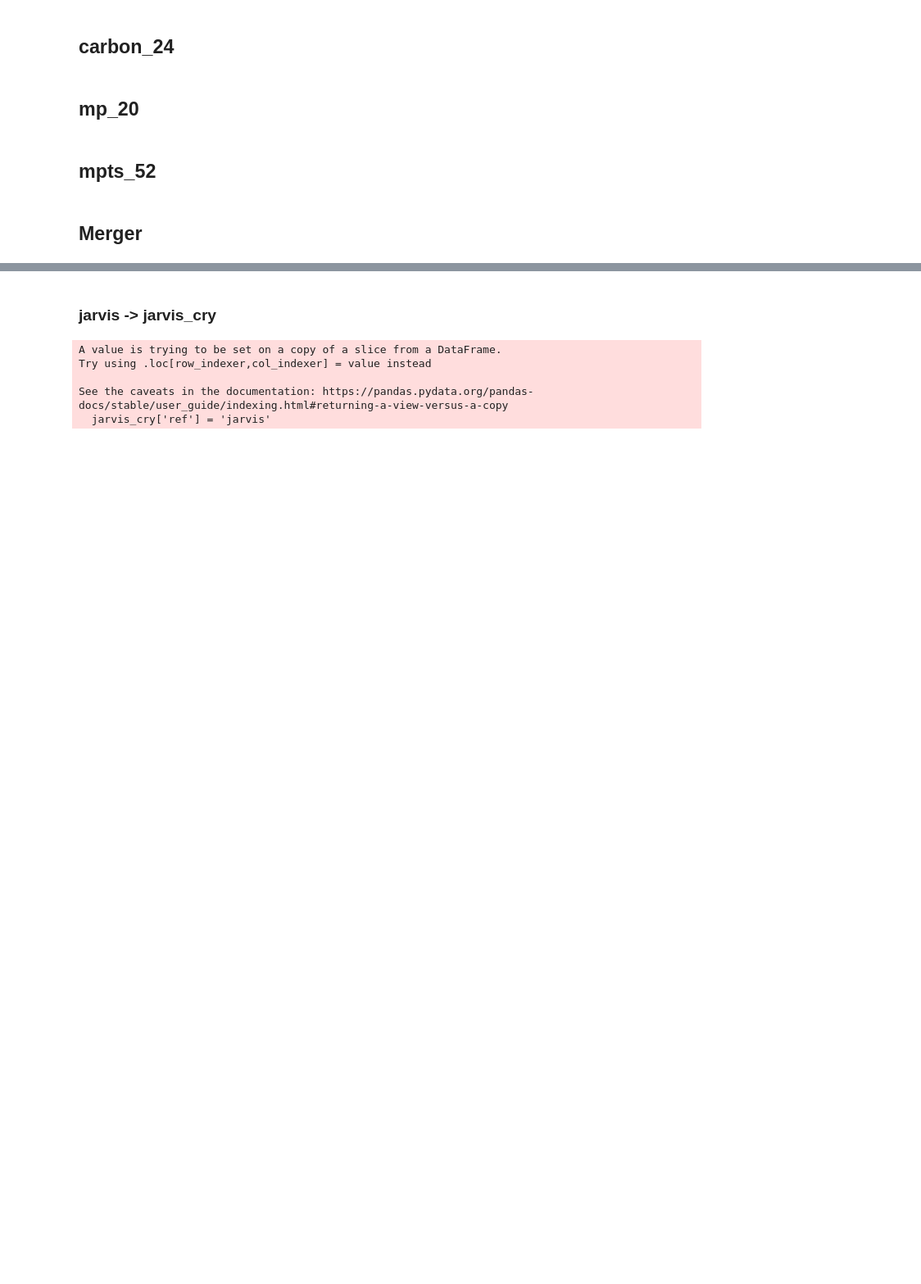
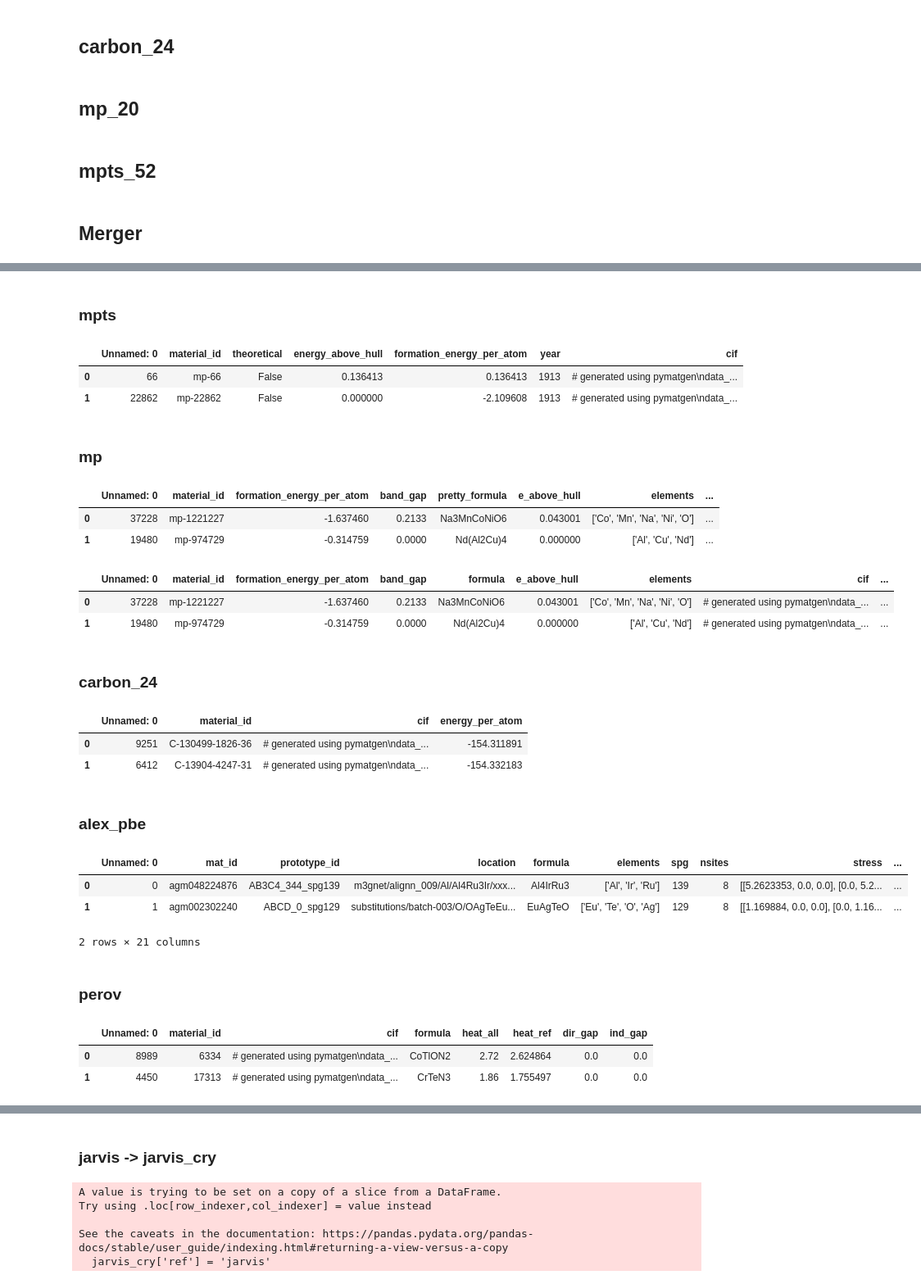
Before and after one commit to Gruz2520/crystall_generation, a Jupyter notebook: notebooks/data_prep.ipynb, the cells around one changed output, grey strips where cells are left out. Shown at 82% size. Drawn from its saved outputs; the diff is of its cells as text; code cells hidden in the pictures; blank space fills up the shorter version.

```diff
--- a/notebooks/data_prep.ipynb
+++ b/notebooks/data_prep.ipynb
@@ -263,0 +287,8 @@ perov = pd.read_csv("../data/perov_5/perov_5.csv")
+# %% [markdown]
+### mpts
+# %%
+mpts.head(2)
+# %% [output]
+|  | Unnamed: 0 | material_id | theoretical | energy_above_hull | formation_energy_per_atom | year | cif |
+| 0 | 66 | mp-66 | False | 0.136413 | 0.136413 | 1913 | # generated using pymatgen\ndata_... |
+| 1 | 22862 | mp-22862 | False | 0.000000 | -2.109608 | 1913 | # generated using pymatgen\ndata_... |
@@ -263,0 +297,8 @@ perov = pd.read_csv("../data/perov_5/perov_5.csv")
+# %% [markdown]
+### mp
+# %%
+mp.head(2)
+# %% [output]
+|  | Unnamed: 0 | material_id | formation_energy_per_atom | band_gap | pretty_formula | e_above_hull | elements | ... |
+| 0 | 37228 | mp-1221227 | -1.637460 | 0.2133 | Na3MnCoNiO6 | 0.043001 | ['Co', 'Mn', 'Na', 'Ni', 'O'] | ... |
+| 1 | 19480 | mp-974729 | -0.314759 | 0.0000 | Nd(Al2Cu)4 | 0.000000 | ['Al', 'Cu', 'Nd'] | ... |
@@ -263,0 +307,15 @@ perov = pd.read_csv("../data/perov_5/perov_5.csv")
+# %%
+mp.rename(columns={"pretty_formula": "formula"}, inplace=True)
+mp.head(2)
+# %% [output]
+|  | Unnamed: 0 | material_id | formation_energy_per_atom | band_gap | formula | e_above_hull | elements | cif | ... |
+| 0 | 37228 | mp-1221227 | -1.637460 | 0.2133 | Na3MnCoNiO6 | 0.043001 | ['Co', 'Mn', 'Na', 'Ni', 'O'] | # generated using pymatgen\ndata_... | ... |
+| 1 | 19480 | mp-974729 | -0.314759 | 0.0000 | Nd(Al2Cu)4 | 0.000000 | ['Al', 'Cu', 'Nd'] | # generated using pymatgen\ndata_... | ... |
+# %% [markdown]
+### carbon_24
+# %%
+carbon.head(2)
+# %% [output]
+|  | Unnamed: 0 | material_id | cif | energy_per_atom |
+| 0 | 9251 | C-130499-1826-36 | # generated using pymatgen\ndata_... | -154.311891 |
+| 1 | 6412 | C-13904-4247-31 | # generated using pymatgen\ndata_... | -154.332183 |
@@ -263,0 +324,9 @@ perov = pd.read_csv("../data/perov_5/perov_5.csv")
+# %% [markdown]
+### alex_pbe
+# %%
+alex_pbe.head(2)
+# %% [output]
+|  | Unnamed: 0 | mat_id | prototype_id | location | formula | elements | spg | nsites | stress | ... |
+| 0 | 0 | agm048224876 | AB3C4_344_spg139 | m3gnet/alignn_009/Al/Al4Ru3Ir/xxx... | Al4IrRu3 | ['Al', 'Ir', 'Ru'] | 139 | 8 | [[5.2623353, 0.0, 0.0], [0.0, 5.2... | ... |
+| 1 | 1 | agm002302240 | ABCD_0_spg129 | substitutions/batch-003/O/OAgTeEu... | EuAgTeO | ['Eu', 'Te', 'O', 'Ag'] | 129 | 8 | [[1.169884, 0.0, 0.0], [0.0, 1.16... | ... |
+2 rows × 21 columns
@@ -263,0 +335,8 @@ perov = pd.read_csv("../data/perov_5/perov_5.csv")
+# %% [markdown]
+### perov
+# %%
+perov.head(2)
+# %% [output]
+|  | Unnamed: 0 | material_id | cif | formula | heat_all | heat_ref | dir_gap | ind_gap |
+| 0 | 8989 | 6334 | # generated using pymatgen\ndata_... | CoTlON2 | 2.72 | 2.624864 | 0.0 | 0.0 |
+| 1 | 4450 | 17313 | # generated using pymatgen\ndata_... | CrTeN3 | 1.86 | 1.755497 | 0.0 | 0.0 |
```
Also changed, not shown: parts of 19 cells of this notebook, 1 other file.
